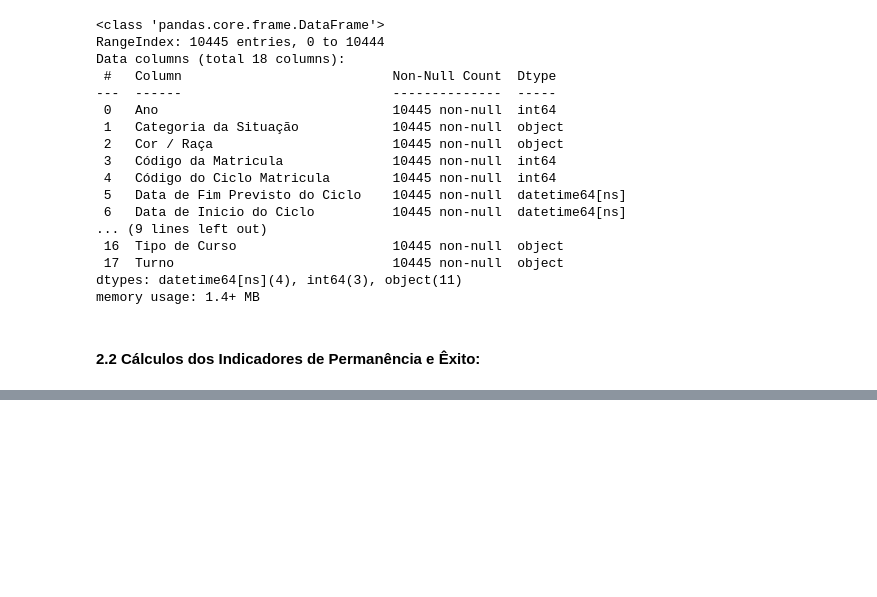
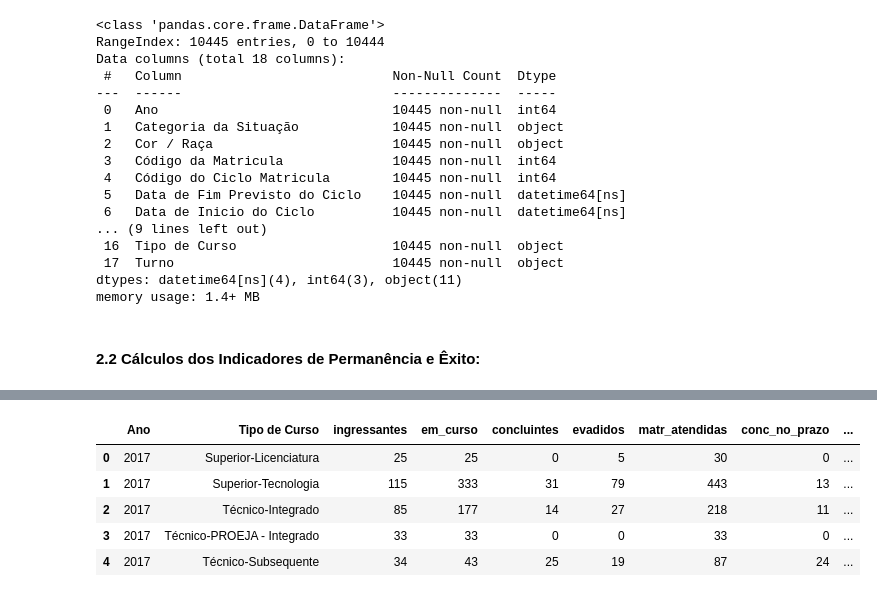
Before and after one commit to carolventuri/TCC, a Jupyter notebook: notebooks/2_teste_Calculos_Indicadores.ipynb, the cells around one changed output, grey strips where cells are left out. Saved outputs shown, nothing was run; the diff lists cells and outputs as text; code cells hidden in the pictures; blank space fills up the shorter version.

```diff
--- a/notebooks/2_teste_Calculos_Indicadores.ipynb
+++ b/notebooks/2_teste_Calculos_Indicadores.ipynb
@@ -166,0 +171,10 @@ df_indicadores_curso_ano.head(10)
+# %%
+df_indicadores_ano_tipo_curso = calcular_indicadores(df_dados_tratados, ["Ano", "Tipo de Curso"])
+df_indicadores_ano_tipo_curso.head()
+# %% [output]
+|  | Ano | Tipo de Curso | ingressantes | em_curso | concluintes | evadidos | matr_atendidas | conc_no_prazo | ... |
+| 0 | 2017 | Superior-Licenciatura | 25 | 25 | 0 | 5 | 30 | 0 | ... |
+| 1 | 2017 | Superior-Tecnologia | 115 | 333 | 31 | 79 | 443 | 13 | ... |
+| 2 | 2017 | Técnico-Integrado | 85 | 177 | 14 | 27 | 218 | 11 | ... |
+| 3 | 2017 | Técnico-PROEJA - Integrado | 33 | 33 | 0 | 0 | 33 | 0 | ... |
+| 4 | 2017 | Técnico-Subsequente | 34 | 43 | 25 | 19 | 87 | 24 | ... |
```
Also changed, not shown: parts of 6 cells of this notebook, 1 other file.
